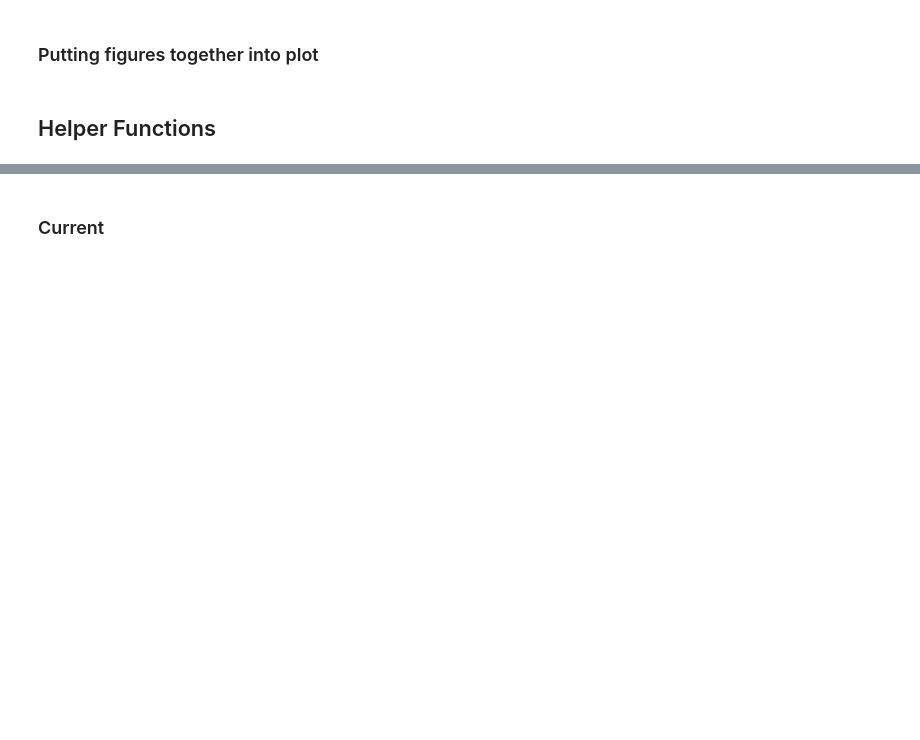
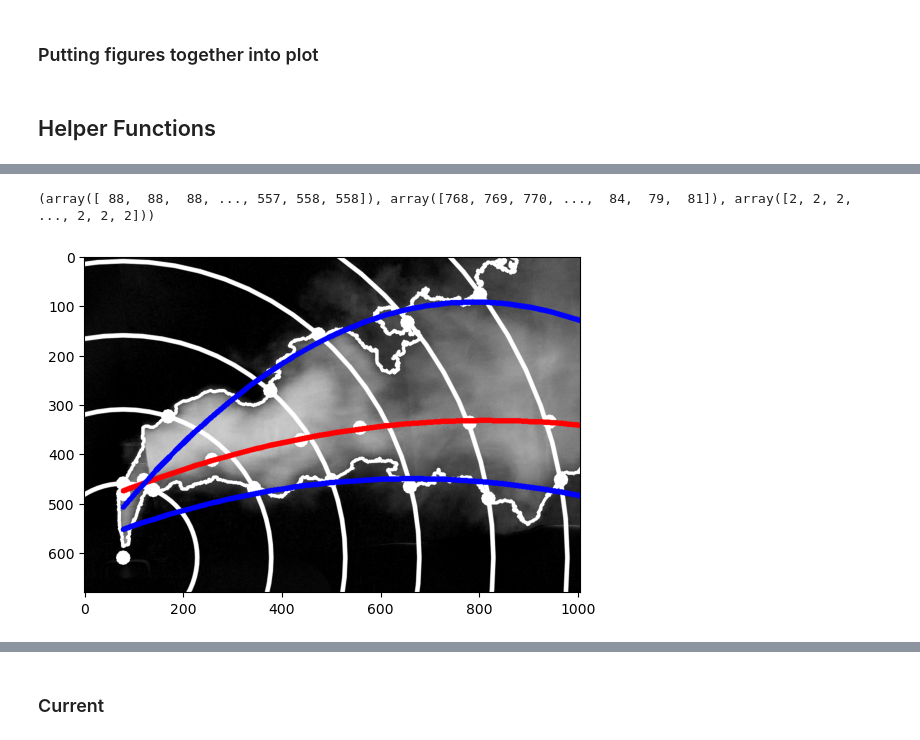
Before and after one commit to MalachiteWind/ROM-Plumes-Experiments, a Jupyter notebook: figures.ipynb, the cells around one changed output, grey strips where cells are left out. Saved outputs shown, nothing was run; the diff lists cells and outputs as text; code cells hidden in the pictures; blank space fills up the shorter version.

```diff
--- a/figures.ipynb
+++ b/figures.ipynb
@@ -459,3 +490,15 @@ plt.show()
+# %%
+copy_frame = np.copy(new_frame)
+mask = np.nonzero(test_frame)
+print(mask)
+copy_frame[mask[:2]]=0
+plt.imshow(copy_frame+test_frame)
+plt.show()
+# # np.where(~mask)
+# copy_frame[mask[:2]]
+# %% [output]
+(array([ 88,  88,  88, ..., 557, 558, 558]), array([768, 769, 770, ...,  84,  79,  81]), array([2, 2, 2, ..., 2, 2, 2]))
+[figure, added]
 # %%
 # Generate all figures to plot
 first_row = []
```
Also changed, not shown: parts of 6 cells of this notebook.
